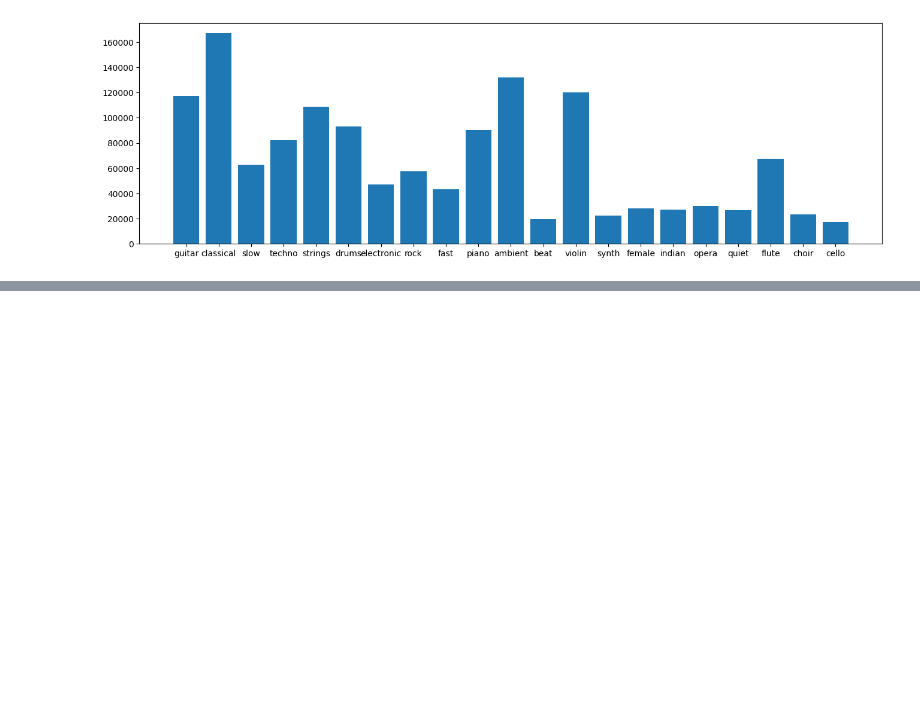
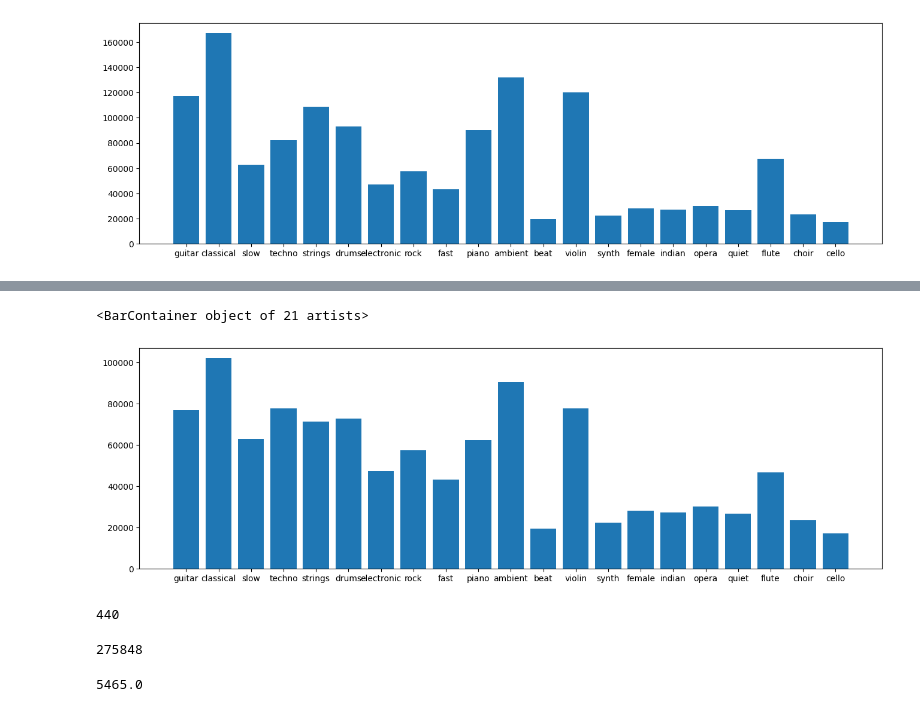
Before and after one commit to MarGromadzka/music-recommendation, a Jupyter notebook: notebooks/tagged_music_expolaration.ipynb, the cells around one changed output, grey strips where cells are left out. Cells and saved outputs as stored; diff of their text form; code cells hidden in the pictures; blank space fills up the shorter version.

```diff
--- a/notebooks/tagged_music_expolaration.ipynb
+++ b/notebooks/tagged_music_expolaration.ipynb
@@ -187,0 +424,4 @@ plt.bar(sum.keys(), sum.values())
+# %%
+violin_without_rare_tags = trimmed_joined_violin
+for tag in rare_tags:
+  violin_without_rare_tags = violin_without_rare_tags[violin_without_rare_tags[tag] == 0]
@@ -187,0 +444,3 @@ plt.bar(sum.keys(), sum.values())
+# %%
+trimmed_sum = {tag : trimmed_joined[tag].sum() for tag in common_tags}
+sorted(trimmed_sum.items(), key=itemgetter(1), reverse=True)
@@ -187,0 +465,8 @@ plt.bar(sum.keys(), sum.values())
+# %%
+import matplotlib.pyplot as plt
+plt.figure().set_figwidth(16)
+
+plt.bar(trimmed_sum.keys(), trimmed_sum.values())
+# %% [output]
+<BarContainer object of 21 artists>
+[figure, added]
@@ -187,0 +479,14 @@ plt.bar(sum.keys(), sum.values())
+# %%
+id_to_del = techno_without_rare_tags.index.tolist()
+len(id_to_del)
+# %% [output]
+440
+# %%
+trimmed_joined = trimmed_joined[~trimmed_joined.index.isin(id_to_del)]
+trimmed_joined["no_spec"].sum()
+# %% [output]
+275848
+# %%
+techno_without_rare_tags['techno'].sum()
+# %% [output]
+5465.0
```
Also changed, not shown: parts of 71 cells of this notebook, 2 other files.
